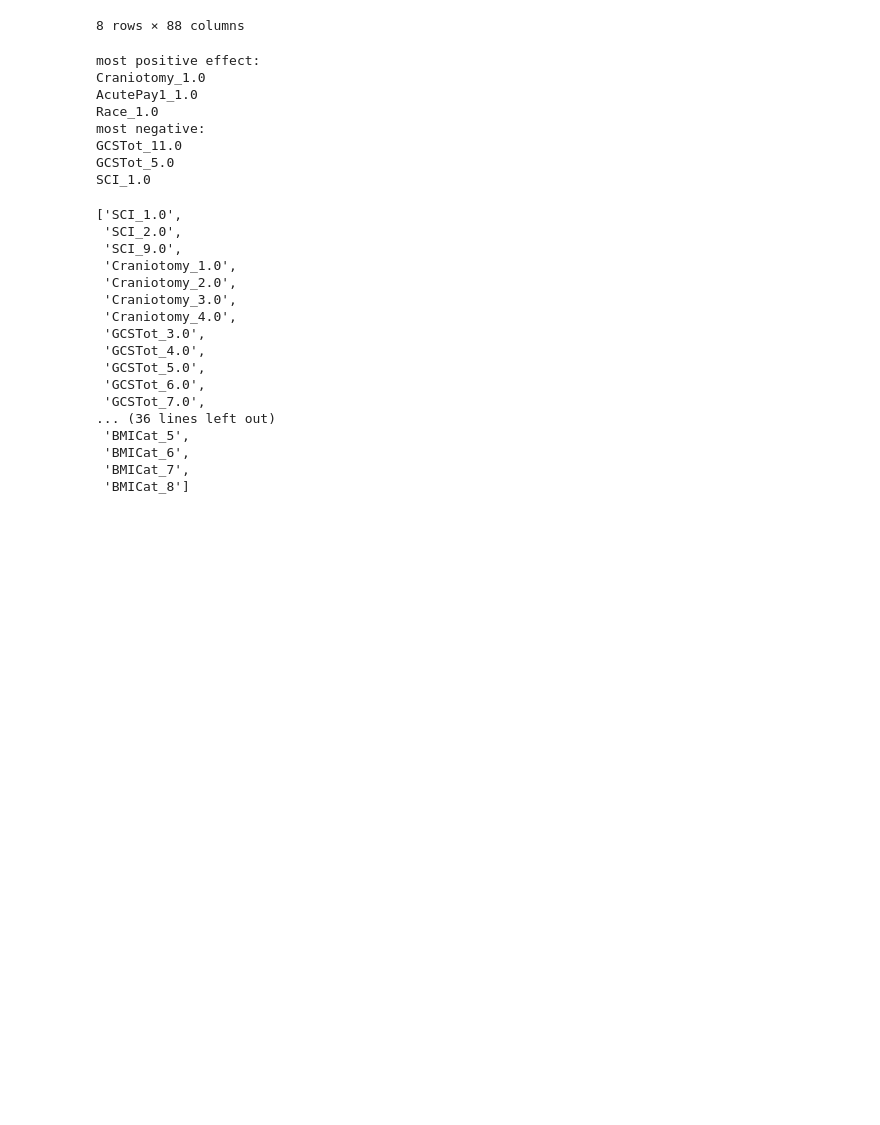
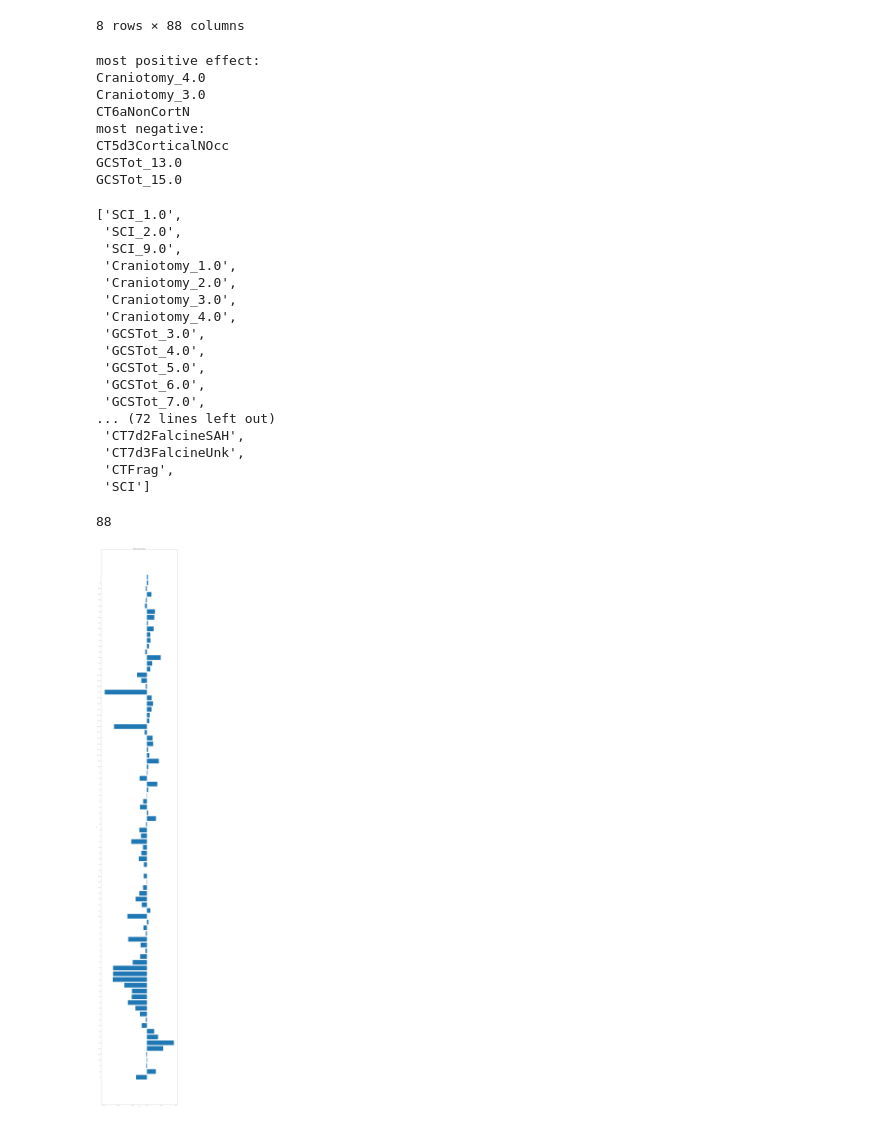
Before and after one commit to shashank2000/timePredictor, a Jupyter notebook: initial exploration.ipynb, the cells around one changed output. Saved outputs shown, nothing was run; the diff lists cells and outputs as text; code cells hidden in the pictures; blank space fills up the shorter version.

Commit message:
added graph

```diff
--- a/initial exploration.ipynb
+++ b/initial exploration.ipynb
@@ -163,7 +163,7 @@ Plan of action:
 # now we are looking at non-binary variables, and will eventually combine one-hot encoded
 # categorical variables with binary variables to create one huge feature list
 
-features1 = ['SCI',
+features = ['SCI',
             'Craniotomy',
 'GCSTot',
 'Race',
@@ -173,10 +173,10 @@ features1 = ['SCI',
 'Drugs',
 'BMICat',
 'DAYStoREHABadm']
+
 for variable in features:
     final = final[pd.notnull(final[variable])]
 X = final[features]
-
 for variable in features[:-1]:
     m = pd.get_dummies(X[variable], prefix=variable)
     X = pd.concat([X, m], axis=1)
@@ -406,13 +424,13 @@ for i in mostNegative:
 # top five by absolute value
 # %% [output]
 most positive effect:
-Craniotomy_1.0
-AcutePay1_1.0
-Race_1.0
+Craniotomy_4.0
+Craniotomy_3.0
+CT6aNonCortN
 most negative:
-GCSTot_11.0
-GCSTot_5.0
-SCI_1.0
+CT5d3CorticalNOcc
+GCSTot_13.0
+GCSTot_15.0
 # %%
 list(x)
 # %% [output]
@@ -428,8 +446,27 @@ list(x)
  'GCSTot_5.0',
  'GCSTot_6.0',
  'GCSTot_7.0',
-... (36 lines left out)
- 'BMICat_5',
- 'BMICat_6',
- 'BMICat_7',
- 'BMICat_8']
+... (72 lines left out)
+ 'CT7d2FalcineSAH',
+ 'CT7d3FalcineUnk',
+ 'CTFrag',
+ 'SCI']
+# %%
+print(len(list(x)))
+# %% [output]
+88
+# %%
+import matplotlib.pyplot as plt
+def plot_bar_x():
+    index = np.arange(len(list(x)))
+    plt.barh(index, coef)
+    plt.ylabel('Feature', fontsize=5)
+    plt.xlabel('Weight', fontsize=5)
+    plt.yticks(index, list(x), fontsize=5, rotation=0)
+    plt.title('Might be a good visualization')
+    plt.rcParams["figure.figsize"] = (20,15)
+    plt.show()
+# %%
+plot_bar_x()
+# %% [output]
+[figure, added]
```
Also changed, not shown: parts of 5 cells of this notebook.
